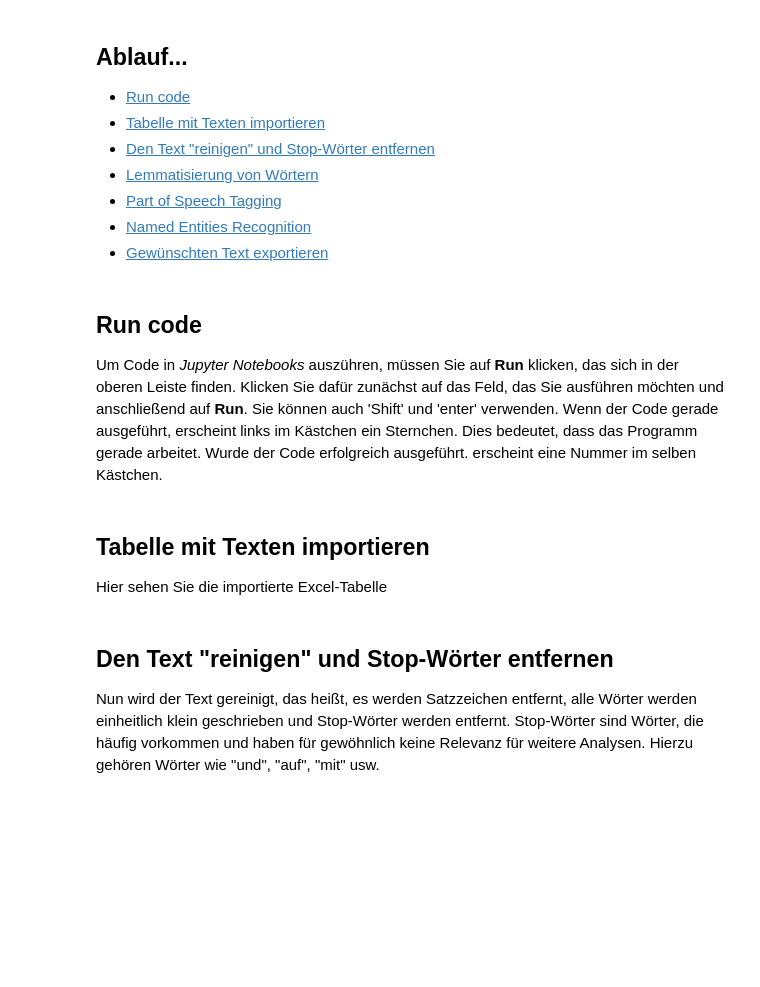
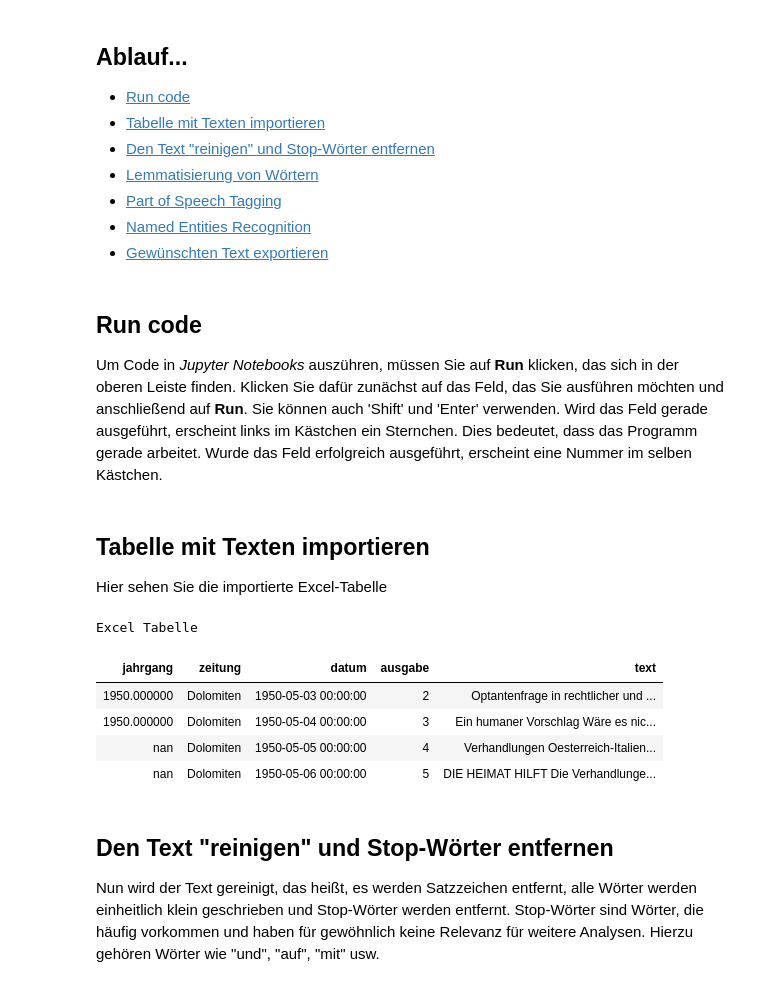
Before and after one commit to soberbichler/Notebooks-f-r-die-Lehre, a Jupyter notebook: Data_Preprocessing.ipynb, the cells around one changed output. Saved outputs shown, nothing was run; the diff lists cells and outputs as text; code cells hidden in the pictures; blank space fills up the shorter version.

```diff
--- a/Data_Preprocessing.ipynb
+++ b/Data_Preprocessing.ipynb
@@ -13,7 +13,7 @@
 # %% [markdown]
 ## Run code <a class="anchor" id="1-bullet"></a>
 
-Um Code in *Jupyter Notebooks* auszühren, müssen Sie auf **Run** klicken, das sich in der oberen Leiste finden. Klicken Sie dafür zunächst auf das Feld, das Sie ausführen möchten und anschließend auf **Run**. Sie können auch 'Shift' und 'enter' verwenden. Wenn der Code gerade ausgeführt, erscheint links im Kästchen ein Sternchen. Dies bedeutet, dass das Programm gerade arbeitet. Wurde der Code erfolgreich ausgeführt. erscheint eine Nummer im selben Kästchen.
+Um Code in *Jupyter Notebooks* auszühren, müssen Sie auf **Run** klicken, das sich in der oberen Leiste finden. Klicken Sie dafür zunächst auf das Feld, das Sie ausführen möchten und anschließend auf **Run**. Sie können auch 'Shift' und 'Enter' verwenden. Wird das Feld gerade ausgeführt, erscheint links im Kästchen ein Sternchen. Dies bedeutet, dass das Programm gerade arbeitet. Wurde das Feld erfolgreich ausgeführt, erscheint eine Nummer im selben Kästchen.
 # %%
 #languange processing imports
 import gensim, spacy, logging, warnings
@@ -40,9 +40,15 @@ import matplotlib.pyplot as plt
 
 Hier sehen Sie die importierte Excel-Tabelle
 # %%
-df = pd.read_excel(('Data/test.xlsx'), engine='openpyxl',)
-df_text = df['text']
+df = pd.read_excel(('Data/uebungstexte_notebook.xlsx'), engine='openpyxl',)
 df.style.set_caption('Excel Tabelle').hide_index()
+# %% [output]
+Excel Tabelle
+| jahrgang | zeitung | datum | ausgabe | text |
+| 1950.000000 | Dolomiten | 1950-05-03 00:00:00 | 2 | Optantenfrage in rechtlicher und ... |
+| 1950.000000 | Dolomiten | 1950-05-04 00:00:00 | 3 | Ein humaner Vorschlag Wäre es nic... |
+| nan | Dolomiten | 1950-05-05 00:00:00 | 4 | Verhandlungen Oesterreich-Italien... |
+| nan | Dolomiten | 1950-05-06 00:00:00 | 5 | DIE HEIMAT HILFT Die Verhandlunge... |
 # %% [markdown]
 ## Den Text "reinigen" und Stop-Wörter entfernen <a class="anchor" id="3-bullet"></a>
 
```
Also changed, not shown: parts of 6 cells of this notebook.
